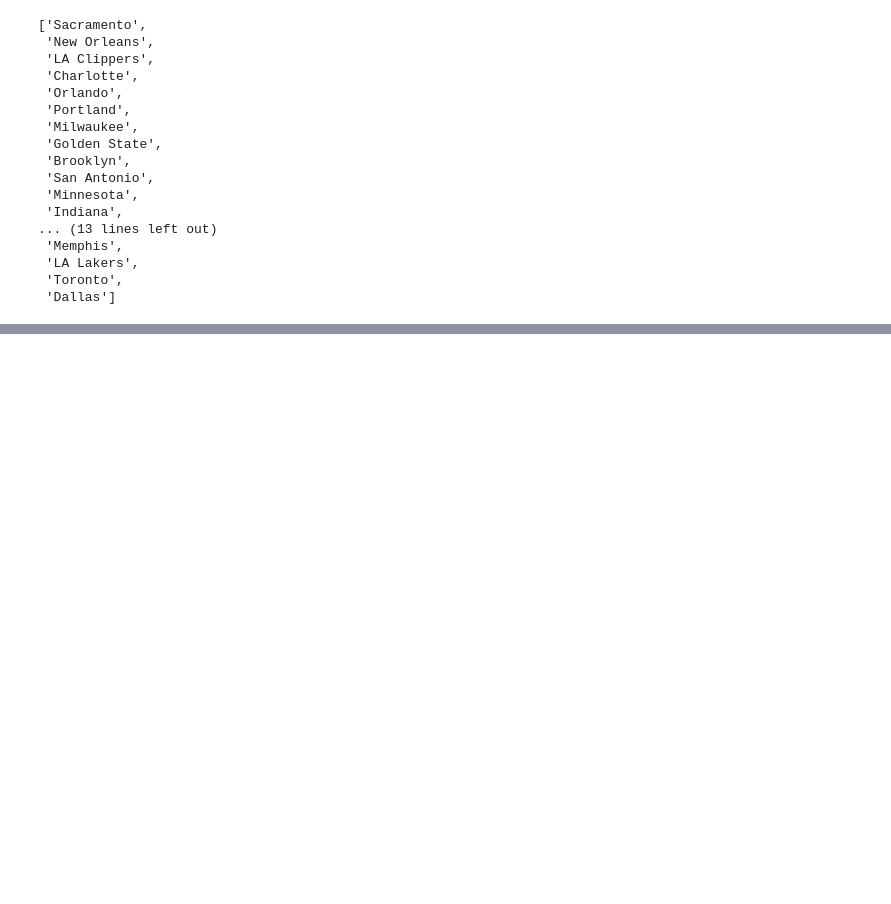
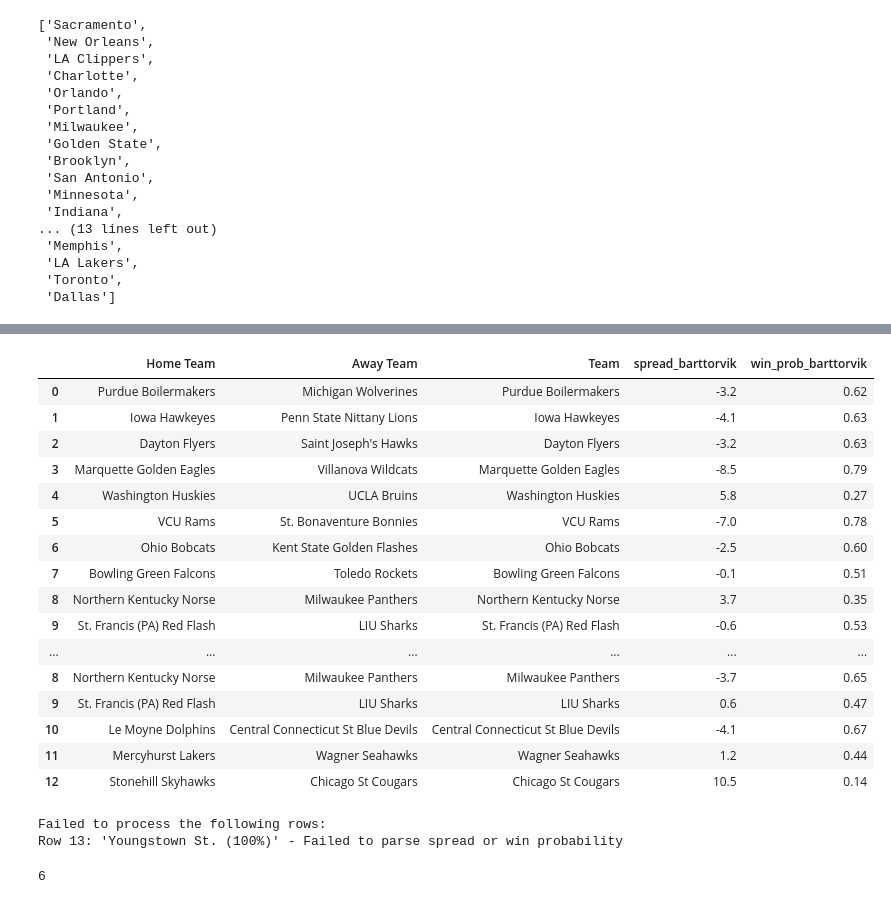
Before and after one commit to shaanchanchani/cbb-odds-scraper, a Jupyter notebook: nb.ipynb, the cells around one changed output, grey strips where cells are left out. Drawn from its saved outputs; the diff is of its cells as text; code cells hidden in the pictures; blank space fills up the shorter version.

```diff
--- a/nb.ipynb
+++ b/nb.ipynb
@@ -492,0 +713,20 @@ NBA_IGNORE_LIST
+# %%
+barttorvikN
+# %% [output]
+|  | Home Team | Away Team | Team | spread_barttorvik | win_prob_barttorvik |
+| 0 | Purdue Boilermakers | Michigan Wolverines | Purdue Boilermakers | -3.2 | 0.62 |
+| 1 | Iowa Hawkeyes | Penn State Nittany Lions | Iowa Hawkeyes | -4.1 | 0.63 |
+| 2 | Dayton Flyers | Saint Joseph's Hawks | Dayton Flyers | -3.2 | 0.63 |
+| 3 | Marquette Golden Eagles | Villanova Wildcats | Marquette Golden Eagles | -8.5 | 0.79 |
+| 4 | Washington Huskies | UCLA Bruins | Washington Huskies | 5.8 | 0.27 |
+| 5 | VCU Rams | St. Bonaventure Bonnies | VCU Rams | -7.0 | 0.78 |
+| 6 | Ohio Bobcats | Kent State Golden Flashes | Ohio Bobcats | -2.5 | 0.60 |
+| 7 | Bowling Green Falcons | Toledo Rockets | Bowling Green Falcons | -0.1 | 0.51 |
+| 8 | Northern Kentucky Norse | Milwaukee Panthers | Northern Kentucky Norse | 3.7 | 0.35 |
+| 9 | St. Francis (PA) Red Flash | LIU Sharks | St. Francis (PA) Red Flash | -0.6 | 0.53 |
+| ... | ... | ... | ... | ... | ... |
+| 8 | Northern Kentucky Norse | Milwaukee Panthers | Milwaukee Panthers | -3.7 | 0.65 |
+| 9 | St. Francis (PA) Red Flash | LIU Sharks | LIU Sharks | 0.6 | 0.47 |
+| 10 | Le Moyne Dolphins | Central Connecticut St Blue Devils | Central Connecticut St Blue Devils | -4.1 | 0.67 |
+| 11 | Mercyhurst Lakers | Wagner Seahawks | Wagner Seahawks | 1.2 | 0.44 |
+| 12 | Stonehill Skyhawks | Chicago St Cougars | Chicago St Cougars | 10.5 | 0.14 |
@@ -492,0 +737,10 @@ NBA_IGNORE_LIST
+# %%
+from etl import run_etl,get_combined_odds
+
+df = run_etl()
+
+len(df)
+# %% [output]
+Failed to process the following rows:
+Row 13: 'Youngstown St. (100%)' - Failed to parse spread or win probability
+6
```
Also changed, not shown: parts of 28 cells of this notebook, 14 other files.
